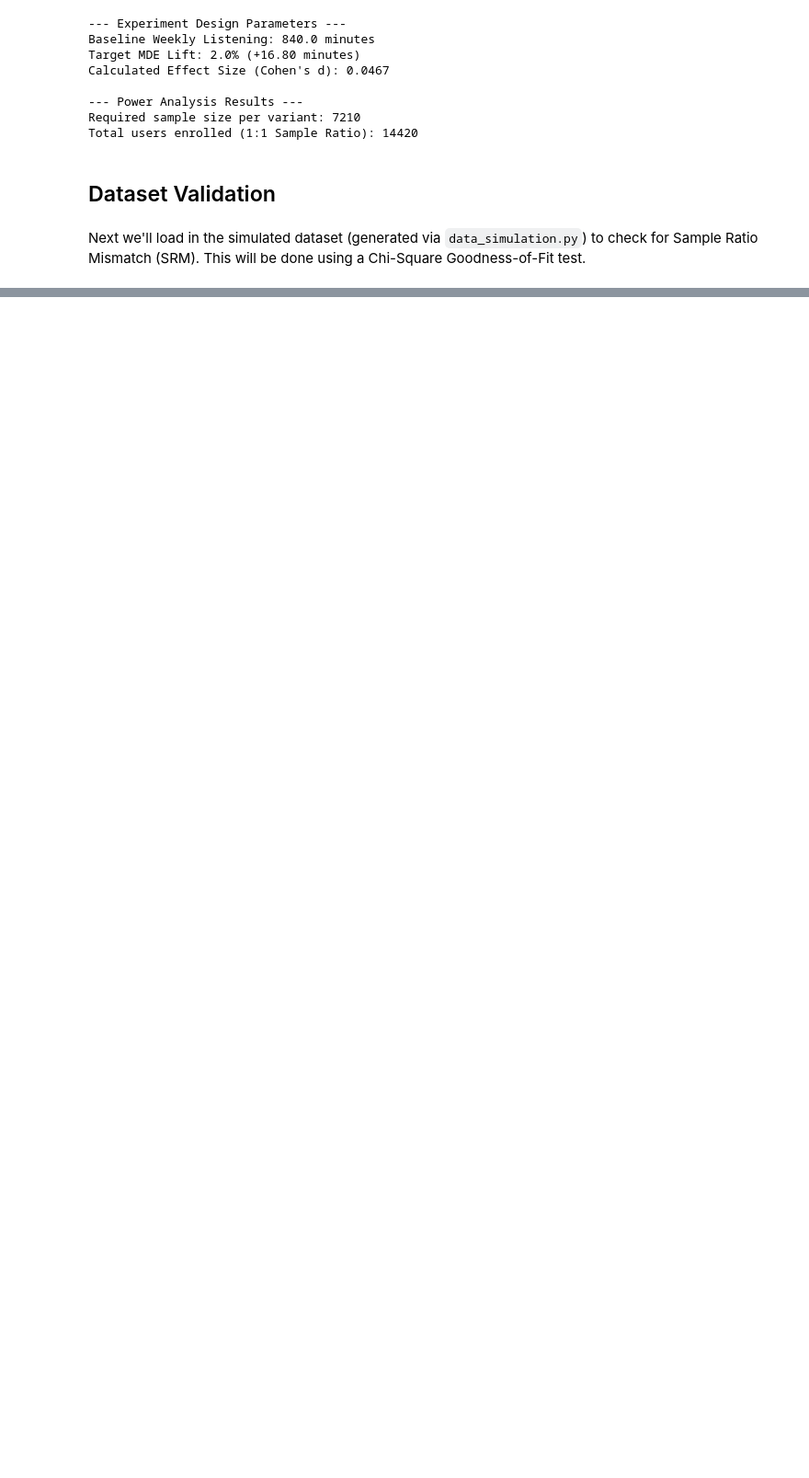
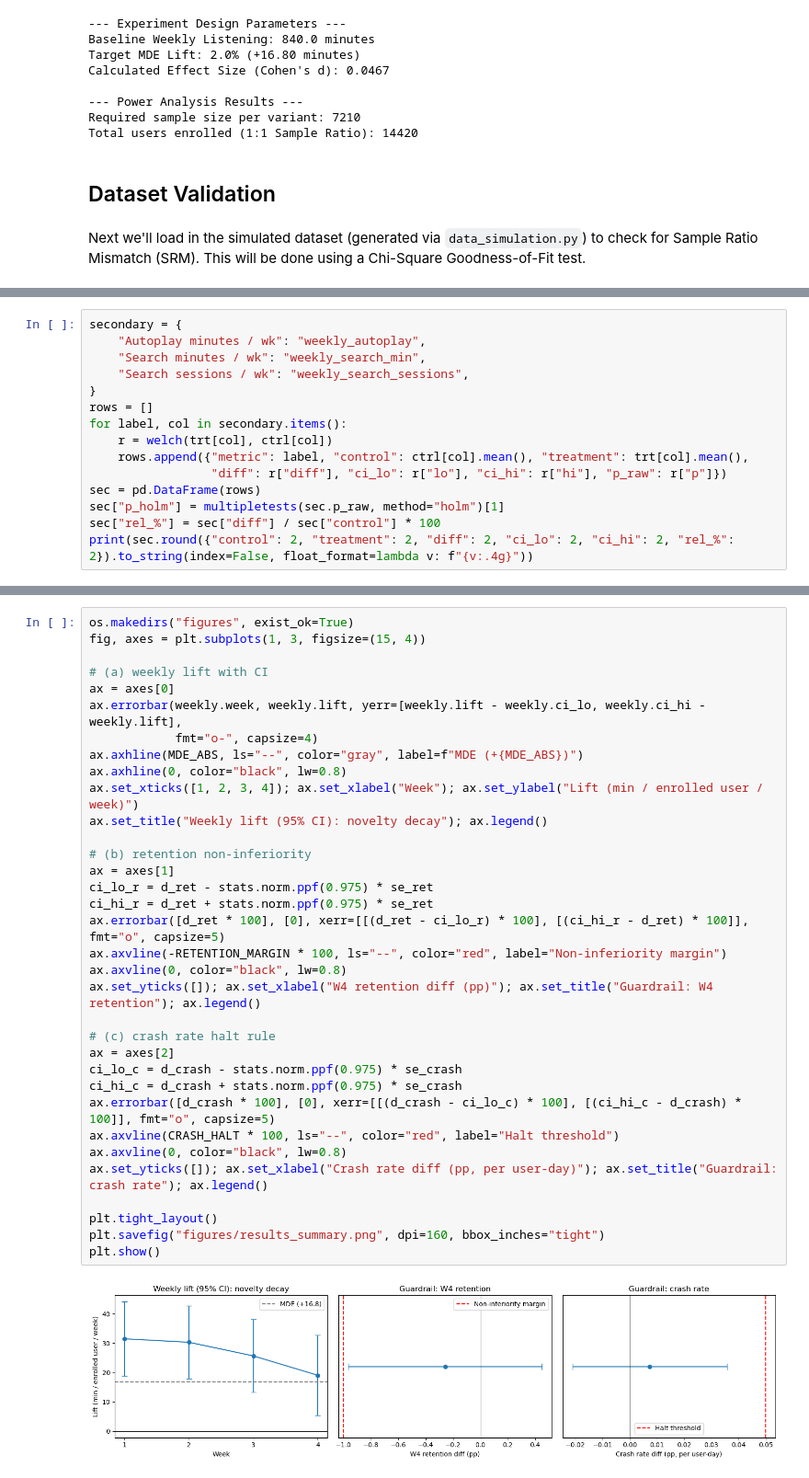
Before and after one commit to wacsvn/spotify-messaging-ab-test, a Jupyter notebook: analytics/hypothesis_testing.ipynb, the cells around one changed output, grey strips where cells are left out. Shown at 92% size. Drawn from its saved outputs; the diff is of its cells as text; blank space fills up the shorter version.

Commit message:
add metrics bigquery file and viz generation to ipynb

```diff
--- a/analytics/hypothesis_testing.ipynb
+++ b/analytics/hypothesis_testing.ipynb
@@ -210,0 +217,15 @@ Payload transformation completed. Uploading 397,880 event strings...
+# %%
+secondary = {
+    "Autoplay minutes / wk": "weekly_autoplay",
+    "Search minutes / wk": "weekly_search_min",
+    "Search sessions / wk": "weekly_search_sessions",
+}
+rows = []
+for label, col in secondary.items():
+    r = welch(trt[col], ctrl[col])
+    rows.append({"metric": label, "control": ctrl[col].mean(), "treatment": trt[col].mean(),
+                 "diff": r["diff"], "ci_lo": r["lo"], "ci_hi": r["hi"], "p_raw": r["p"]})
+sec = pd.DataFrame(rows)
+sec["p_holm"] = multipletests(sec.p_raw, method="holm")[1]
+sec["rel_%"] = sec["diff"] / sec["control"] * 100
+print(sec.round({"control": 2, "treatment": 2, "diff": 2, "ci_lo": 2, "ci_hi": 2, "rel_%": 2}).to_string(index=False, float_format=lambda v: f"{v:.4g}"))
@@ -210,0 +301,36 @@ Payload transformation completed. Uploading 397,880 event strings...
+# %%
+os.makedirs("figures", exist_ok=True)
+fig, axes = plt.subplots(1, 3, figsize=(15, 4))
+
+# (a) weekly lift with CI
+ax = axes[0]
+ax.errorbar(weekly.week, weekly.lift, yerr=[weekly.lift - weekly.ci_lo, weekly.ci_hi - weekly.lift],
+            fmt="o-", capsize=4)
+ax.axhline(MDE_ABS, ls="--", color="gray", label=f"MDE (+{MDE_ABS})")
+ax.axhline(0, color="black", lw=0.8)
+ax.set_xticks([1, 2, 3, 4]); ax.set_xlabel("Week"); ax.set_ylabel("Lift (min / enrolled user / week)")
+ax.set_title("Weekly lift (95% CI): novelty decay"); ax.legend()
+
+# (b) retention non-inferiority
+ax = axes[1]
+ci_lo_r = d_ret - stats.norm.ppf(0.975) * se_ret
+ci_hi_r = d_ret + stats.norm.ppf(0.975) * se_ret
+ax.errorbar([d_ret * 100], [0], xerr=[[(d_ret - ci_lo_r) * 100], [(ci_hi_r - d_ret) * 100]], fmt="o", capsize=5)
+ax.axvline(-RETENTION_MARGIN * 100, ls="--", color="red", label="Non-inferiority margin")
+ax.axvline(0, color="black", lw=0.8)
+ax.set_yticks([]); ax.set_xlabel("W4 retention diff (pp)"); ax.set_title("Guardrail: W4 retention"); ax.legend()
+
+# (c) crash rate halt rule
+ax = axes[2]
+ci_lo_c = d_crash - stats.norm.ppf(0.975) * se_crash
+ci_hi_c = d_crash + stats.norm.ppf(0.975) * se_crash
+ax.errorbar([d_crash * 100], [0], xerr=[[(d_crash - ci_lo_c) * 100], [(ci_hi_c - d_crash) * 100]], fmt="o", capsize=5)
+ax.axvline(CRASH_HALT * 100, ls="--", color="red", label="Halt threshold")
+ax.axvline(0, color="black", lw=0.8)
+ax.set_yticks([]); ax.set_xlabel("Crash rate diff (pp, per user-day)"); ax.set_title("Guardrail: crash rate"); ax.legend()
+
+plt.tight_layout()
+plt.savefig("figures/results_summary.png", dpi=160, bbox_inches="tight")
+plt.show()
+# %% [output]
+[figure, added]
```
Also changed, not shown: parts of 19 cells of this notebook, 8 other files.
